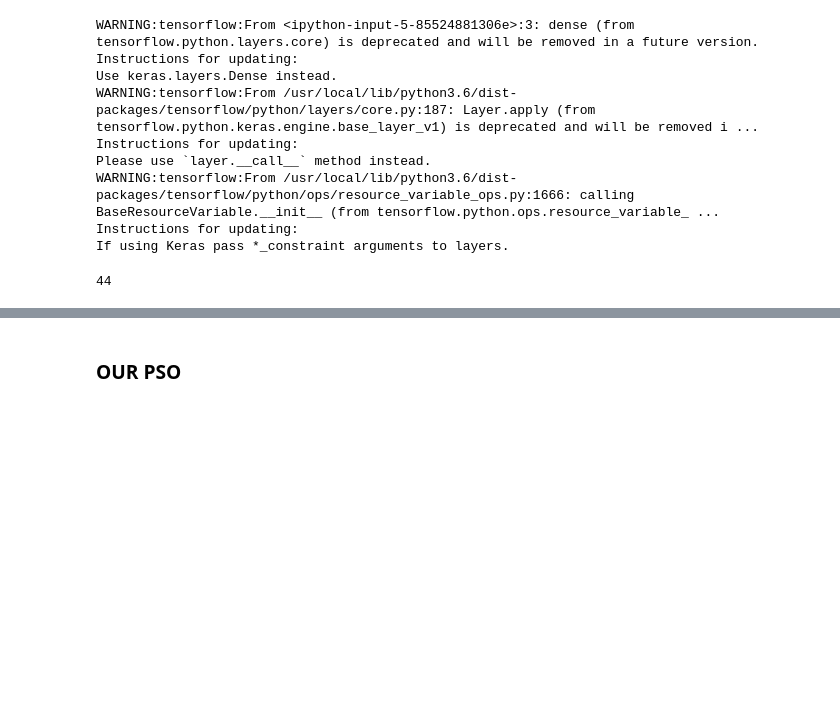
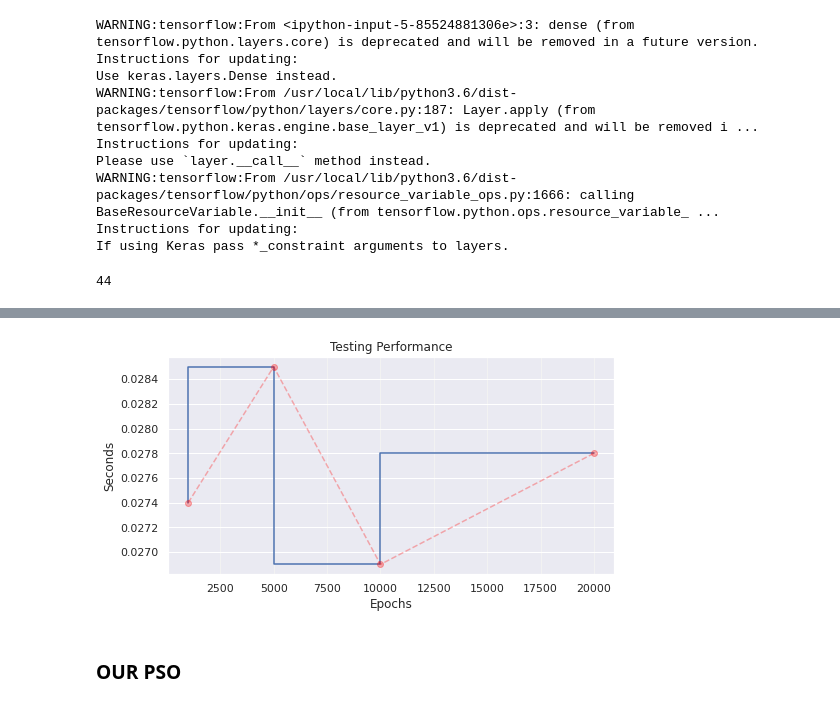
Before and after one commit to zendi014/NodeJs, a Jupyter notebook: 3HL_GANs_v5.ipynb, the cells around one changed output, grey strips where cells are left out. Saved outputs shown, nothing was run; the diff lists cells and outputs as text; code cells hidden in the pictures; blank space fills up the shorter version.

```diff
--- a/3HL_GANs_v5.ipynb
+++ b/3HL_GANs_v5.ipynb
@@ -317,3 +364,22 @@ plt.show()
+# %%
+import matplotlib.pyplot as plt
+
+# GAN
+e1 = [1000, 5000, 10000, 20000]
+t1 = [0.0274, 0.0285, 0.0269, 0.0278]
+
+plt.figure(figsize=(8,4))
+plt.step(e1, t1)
+plt.plot(e1, t1, 'o--', color='red', alpha=0.3)
+
+plt.grid(axis='x', color='0.95')
+# plt.legend(title='Time Testing')
+plt.title('Testing Performance')
+plt.xlabel('Epochs')
+plt.ylabel('Seconds')
+plt.show()
+# %% [output]
+[figure, added]
 # %% [markdown]
 ### **OUR PSO**
 # %%
```
Also changed, not shown: parts of 8 cells of this notebook.
